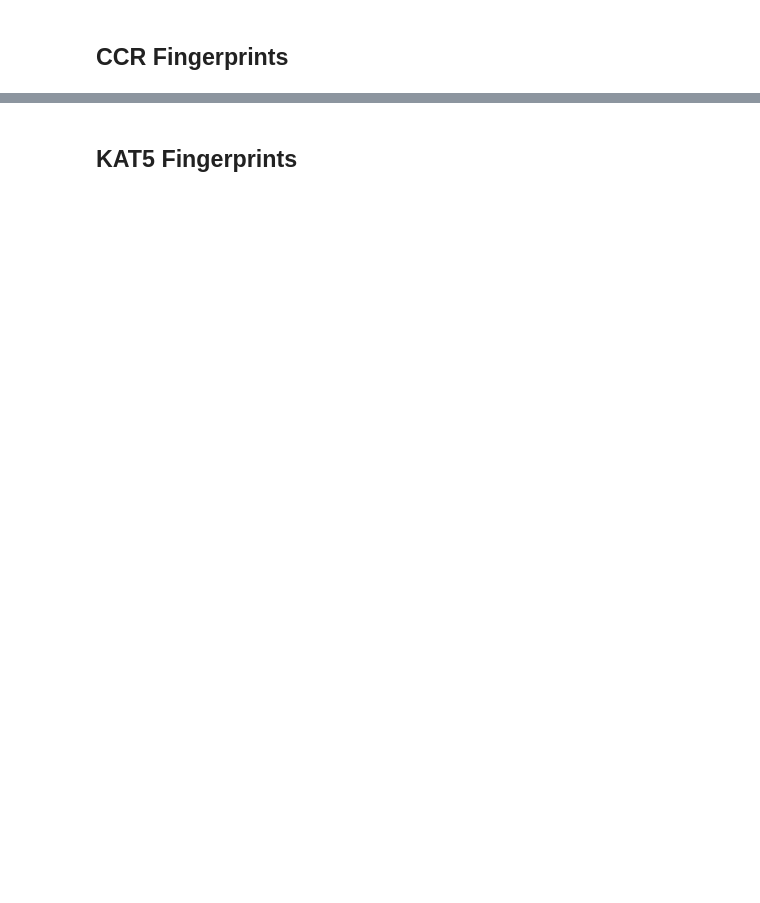
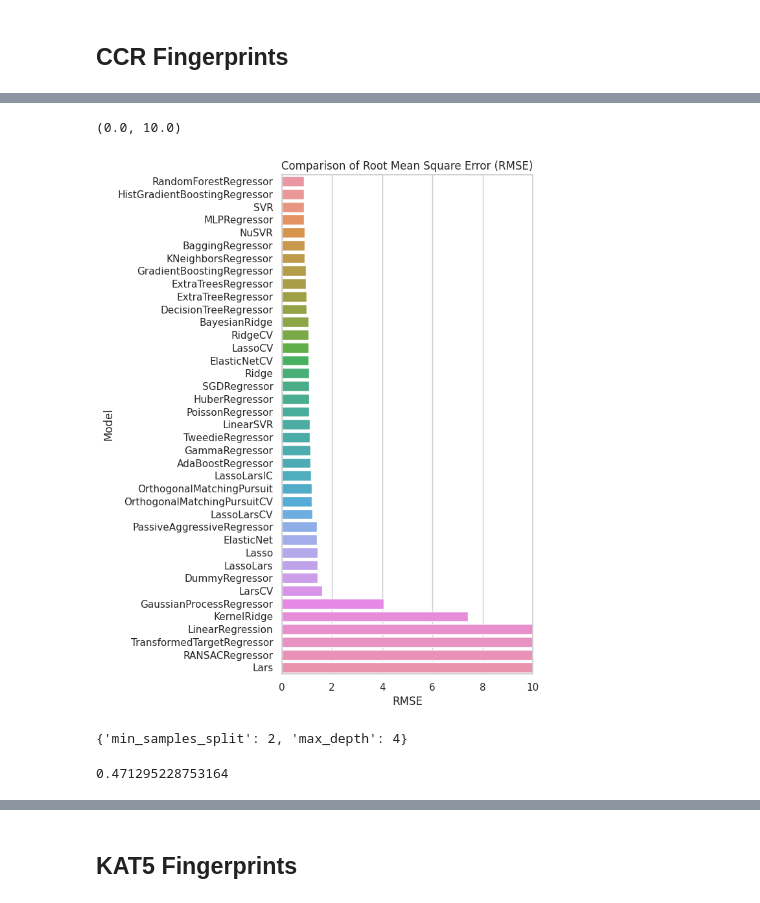
Before and after one commit to VishMur/STEMist-Hacks-Submission, a Jupyter notebook: deepnote/STEMist_Project/Machine Learning.ipynb, the cells around one changed output, grey strips where cells are left out. Drawn from its saved outputs; the diff is of its cells as text; code cells hidden in the pictures; blank space fills up the shorter version.

```diff
--- a/deepnote/STEMist_Project/Machine Learning.ipynb
+++ b/deepnote/STEMist_Project/Machine Learning.ipynb
@@ -241,0 +203,26 @@ plt.show
+# %%
+# Bar plot of RMSE values
+plt.figure(figsize=(5, 10))
+sns.set_theme(style="whitegrid")
+sns.barplot(y=predictions_ccr5.index, x="RMSE", data=predictions_ccr5)
+plt.title("Comparison of Root Mean Square Error (RMSE)")
+plt.xlim(0, 10)
+# %% [output]
+(0.0, 10.0)
+[figure, added]
+# %%
+# Build the Regression Model based on the one with best overall performance (finetuning best model from above)
+np.random.seed(100)
+random_forest = RandomForestRegressor()
+
+param_distributions = {"max_depth": [6, 5, 4, 3, None], "min_samples_split": [num for num in range(2, 11)]}
+search_ccr5 = HalvingRandomSearchCV(random_forest, param_distributions, scoring = "r2").fit(X_ccr5_train, Y_ccr5_train)
+search_ccr5.best_params_
+# %% [output]
+{'min_samples_split': 2, 'max_depth': 4}
+# %%
+# Find the r2 value using our hyperparamater-tuned model
+r2_ccr5 = search_ccr5.score(X_ccr5_test, Y_ccr5_test)
+r2_ccr5
+# %% [output]
+0.471295228753164
```
Also changed, not shown: parts of 81 cells of this notebook, 1 other file.
